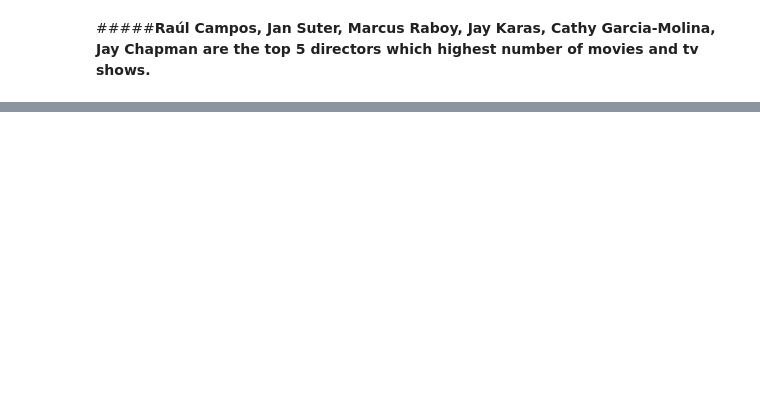
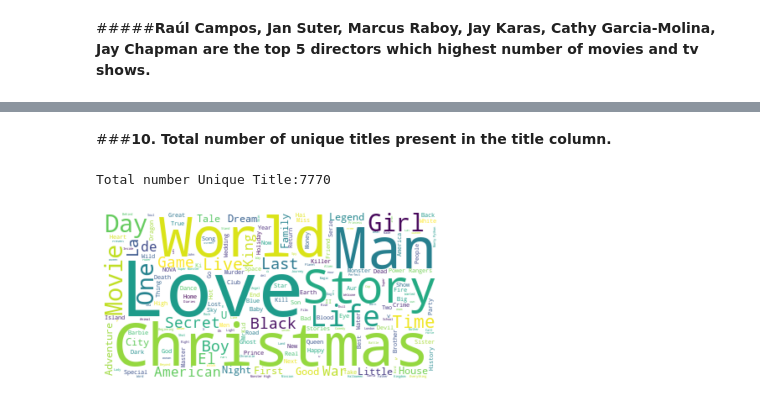
Before and after one commit to DSJibran/NETFLIX-MOVIE-AND-TV-SHOWS, a Jupyter notebook: NETFLIX_MOVIE_AND_TV_SHOWS.ipynb, the cells around one changed output, grey strips where cells are left out. Saved outputs shown, nothing was run; the diff lists cells and outputs as text; code cells hidden in the pictures; blank space fills up the shorter version.

```diff
--- a/NETFLIX_MOVIE_AND_TV_SHOWS.ipynb
+++ b/NETFLIX_MOVIE_AND_TV_SHOWS.ipynb
@@ -420,0 +528,21 @@ fig.update_layout(
+# %% [markdown]
+###**10. Total number of unique titles present in the title column.**
+# %%
+print(f"Total number Unique Title:{netflix_cp['title'].nunique()}")
+# %% [output]
+Total number Unique Title:7770
+# %%
+#subsetting df
+netflix_wordcloud = netflix_cp['title']
+text = " ".join(word for word in netflix_wordcloud)
+# Create stopword list:
+stopwords = set(STOPWORDS)
+# Generate a word cloud image
+wordcloud = WordCloud(stopwords=stopwords, background_color="white").generate(text)
+# Display the generated image:
+# the matplotlib way:
+plt.imshow(wordcloud, interpolation='bilinear')
+plt.axis("off")
+plt.show()
+# %% [output]
+[figure, added]
```
Also changed, not shown: parts of 22 cells of this notebook.
